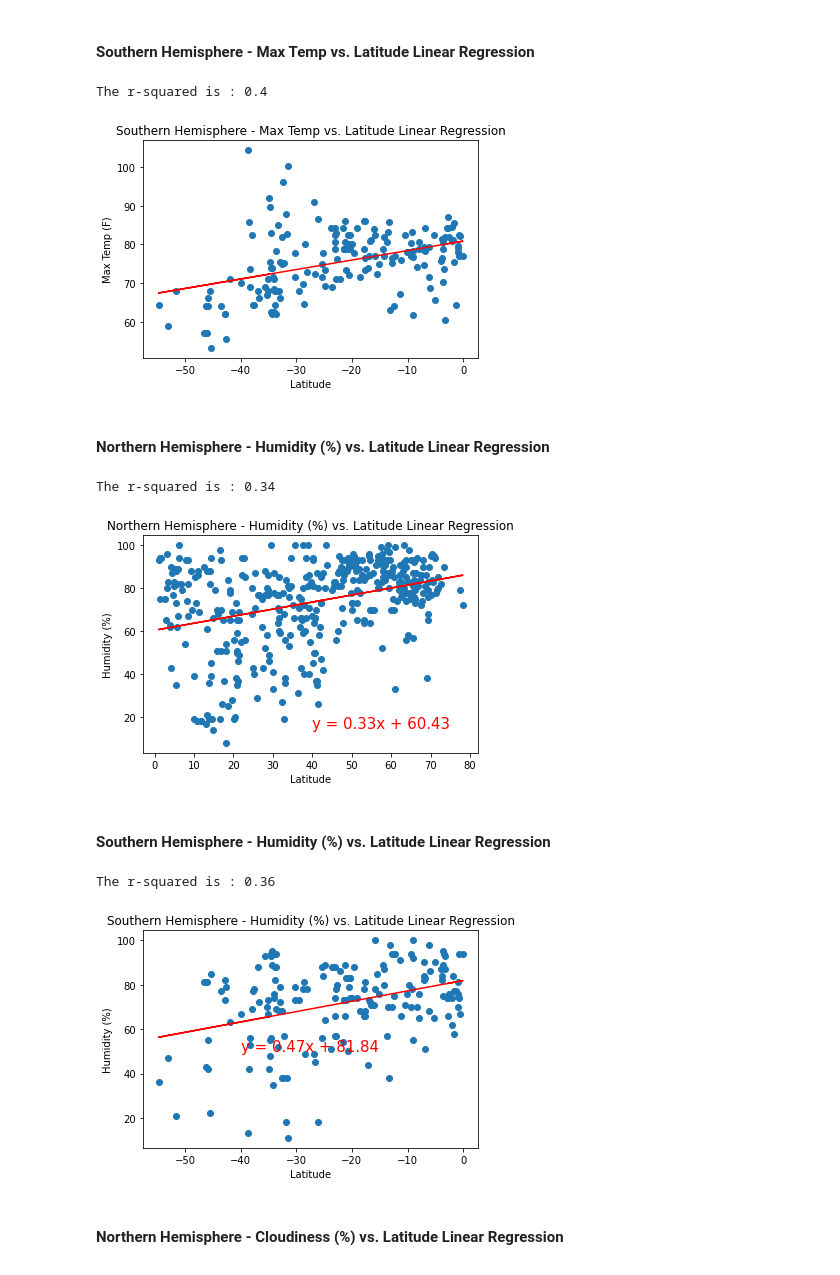
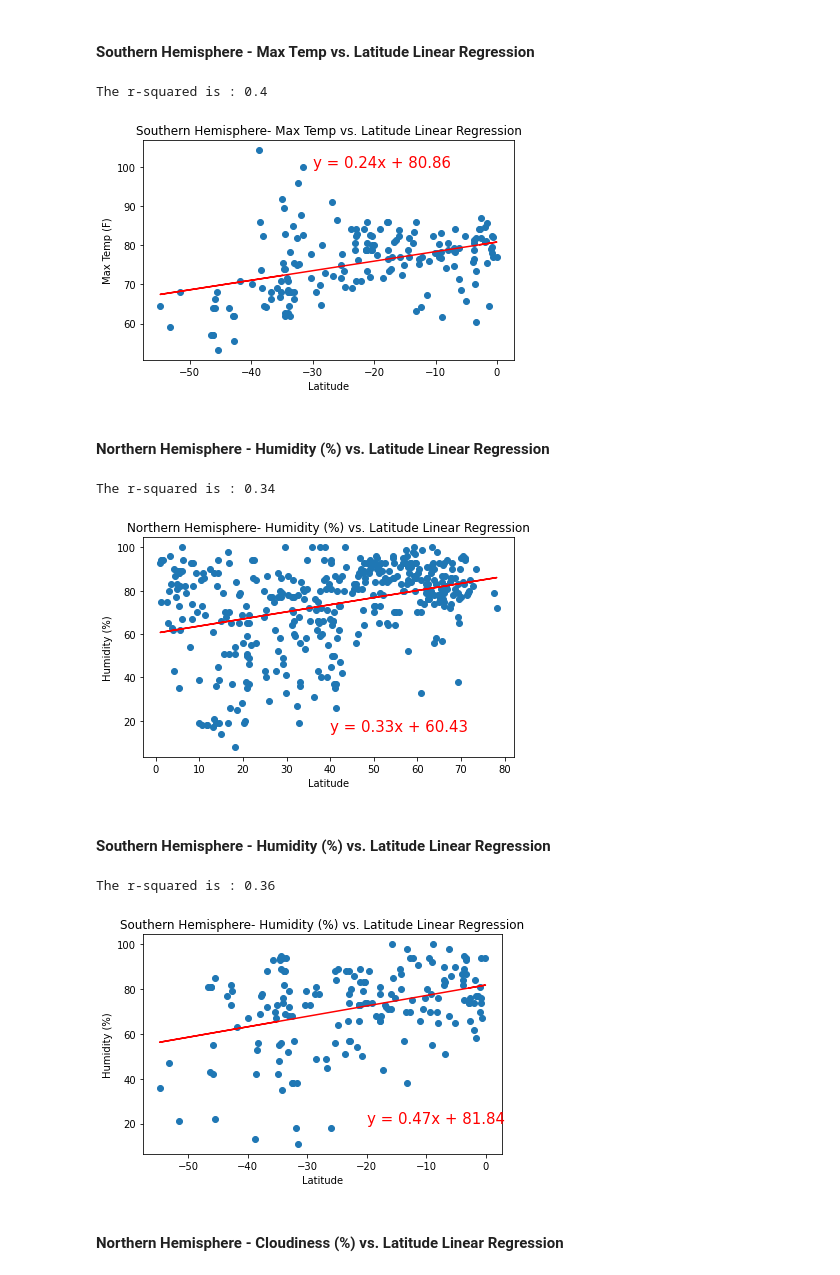
Before and after one commit to skayhan13/APIs-Challenge, a Jupyter notebook: WeatherPy/WeatherPy.ipynb, the cells around one changed output. Drawn from its saved outputs; the diff is of its cells as text; code cells hidden in the pictures.

```diff
--- a/WeatherPy/WeatherPy.ipynb
+++ b/WeatherPy/WeatherPy.ipynb
@@ -334,45 +334,47 @@ The r-squared is : -0.85
 equation = linear_regression(southern_hemisphere["Lat"],southern_hemisphere["Max Temp"])
 
 # Call on function 2
-annotate(equation, -30, 50)
+annotate(equation, -30, 100) #placement of linear regression line equation at (-30,100)
 
 # Set a title
-plt.title("Southern Hemisphere - Max Temp vs. Latitude Linear Regression")
+plt.title("Southern Hemisphere- Max Temp vs. Latitude Linear Regression")
 
 # Set xlabel
 plt.xlabel("Latitude")
 
 # Set ylabel
 plt.ylabel("Max Temp (F)")
+plt.tight_layout() #help tidy up the layout; will help keep eveything in proportion
 
 # Save the figure
-plt.savefig("../Images/Southern Hemisphere - Max Temp vs. Latitude Linear Regression.png")
+plt.savefig("../Images/Southern Hemisphere- Max Temp vs. Latitude Linear Regression.png")
 # %% [output]
 The r-squared is : 0.4
-[figure, old version]
+[figure, new version]
 # %% [markdown]
 ####  Northern Hemisphere - Humidity (%) vs. Latitude Linear Regression
 # %%
 # Call on function 1
 equation = linear_regression(northern_hemisphere["Lat"], northern_hemisphere["Humidity"])
 
 # Call on function #2
-annotate(equation, 40, 15)
+annotate(equation, 40, 15) #placement of linear regression line equation at (40,15)
 
 # Set a title
-plt.title("Northern Hemisphere - Humidity (%) vs. Latitude Linear Regression")
+plt.title("Northern Hemisphere- Humidity (%) vs. Latitude Linear Regression")
 
 # Set xlabel
 plt.xlabel("Latitude")
 
 # Set ylabel
 plt.ylabel("Humidity (%)")
+plt.tight_layout() #help tidy up the layout; will help keep eveything in proportion
 
 # Save the figure
-plt.savefig("../Images/Northern Hemisphere - Humidity (%) vs. Latitude Linear Regression.png")
+plt.savefig("../Images/Northern Hemisphere- Humidity (%) vs. Latitude Linear Regression.png")
 # %% [output]
 The r-squared is : 0.34
-[figure, old version]
+[figure, new version]
 # %% [markdown]
 ####  Southern Hemisphere - Humidity (%) vs. Latitude Linear Regression
 # %%
@@ -380,22 +382,23 @@ The r-squared is : 0.34
 equation = linear_regression(southern_hemisphere["Lat"], southern_hemisphere["Humidity"])
 
 # Call on function 2
-annotate(equation, -40, 50)
+annotate(equation, -20, 20) #placement of linear regression line equation at (-20,20)
 
 # Set title
-plt.title("Southern Hemisphere - Humidity (%) vs. Latitude Linear Regression")
+plt.title("Southern Hemisphere- Humidity (%) vs. Latitude Linear Regression")
 
 # Set xlabel
 plt.xlabel("Latitude")
 
 # Set ylabel
 plt.ylabel("Humidity (%)")
+plt.tight_layout() #help tidy up the layout; will help keep eveything in proportion
 
 # Save the figure
-plt.savefig("../Images/Southern Hemisphere - Humidity (%) vs. Latitude Linear Regression.png")
+plt.savefig("../Images/Southern Hemisphere- Humidity (%) vs. Latitude Linear Regression.png")
 # %% [output]
 The r-squared is : 0.36
-[figure, old version]
+[figure, new version]
 # %% [markdown]
 ####  Northern Hemisphere - Cloudiness (%) vs. Latitude Linear Regression
 # %%
```
Also changed, not shown: parts of 5 cells of this notebook, 15 other files.
